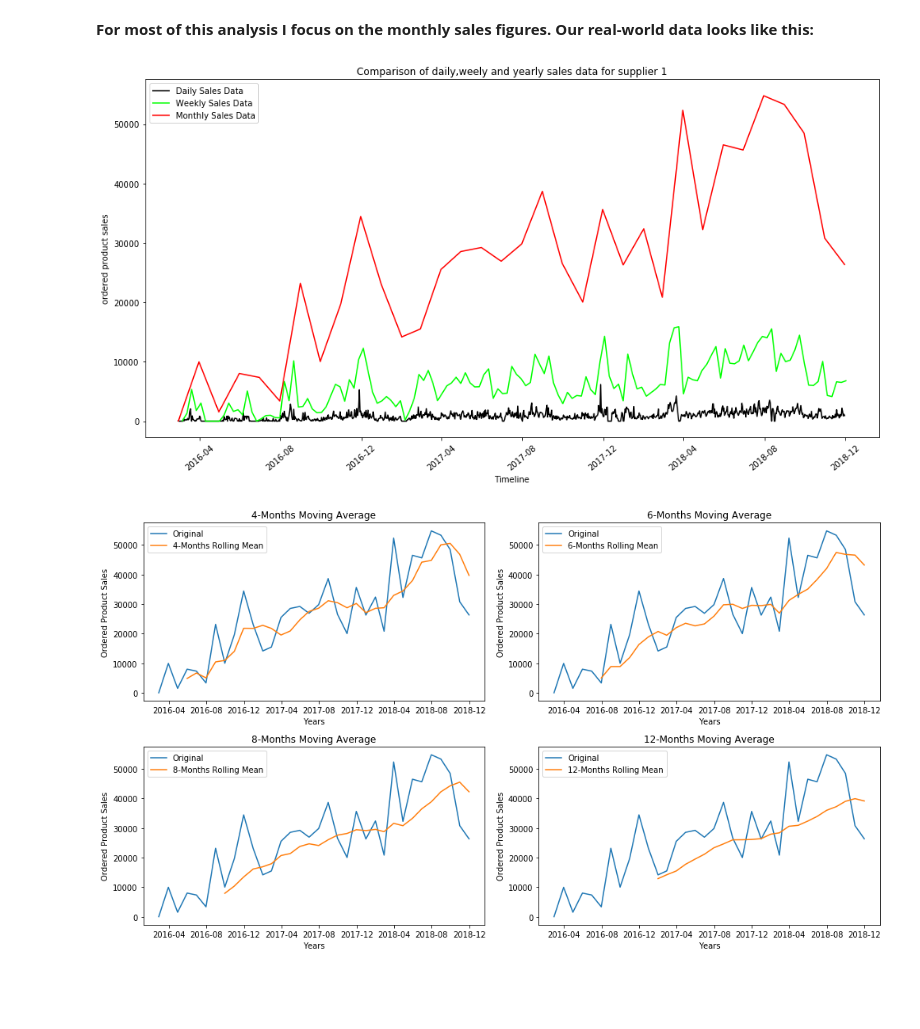
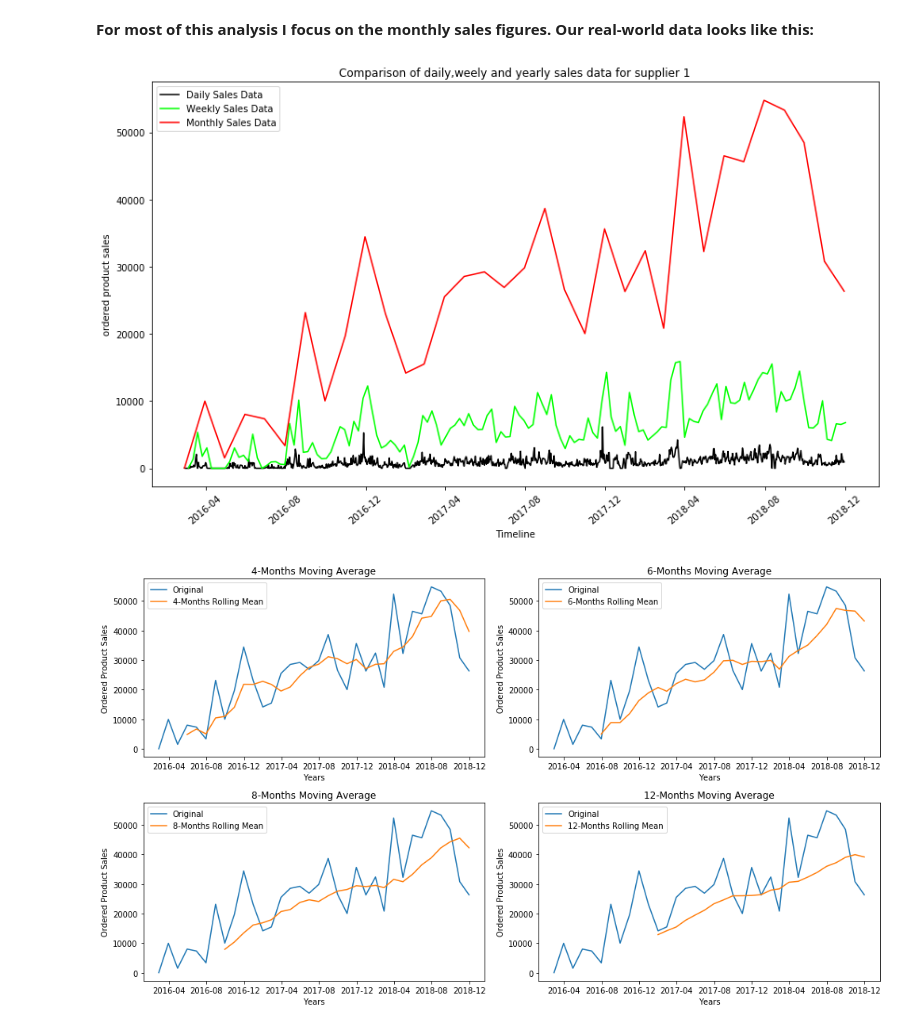
Before and after one commit to harrinac/Time-series-Analysis, a Jupyter notebook: Visualizing_Time_Series_Data_1.ipynb, the cells around one changed output. Drawn from its saved outputs; the diff is of its cells as text; code cells hidden in the pictures; blank space fills up the shorter version.

Commit message:
Updated Graph Labels

```diff
--- a/Visualizing_Time_Series_Data_1.ipynb
+++ b/Visualizing_Time_Series_Data_1.ipynb
@@ -93,18 +93,18 @@ df1_monthly = df1_daily.resample('M').sum()
 # %% [markdown]
 **For most of this analysis I focus on the monthly sales figures. Our real-world data looks like this:**
 # %%
-fig = plt.figure(figsize=[16,8]);
+fig = plt.figure(figsize=[14,8]);
 ax = fig.add_subplot(111);
 ax.plot(df1_daily, color = (0,0,0), label = 'Daily Sales Data');
 ax.plot(df1_weekly, color = (0,1,0), label = 'Weekly Sales Data');
 ax.plot(df1_monthly, color = (1,0,0), label = 'Monthly Sales Data');
 ax.set_title('Comparison of daily,weely and yearly sales data for supplier 1')
 plt.xticks(rotation=40)
 ax.set_xlabel('Timeline')
 ax.set_ylabel('ordered product sales')
 ax.legend(loc='upper left');
 # %% [output]
-[figure, old version]
+[figure, new version]
 # %%
 sales_ts = df1_monthly['ordered_product_sales']
 fig, axes = plt.subplots(2, 2, sharey=False, sharex=False)
```
Also changed, not shown: parts of 6 cells of this notebook.
